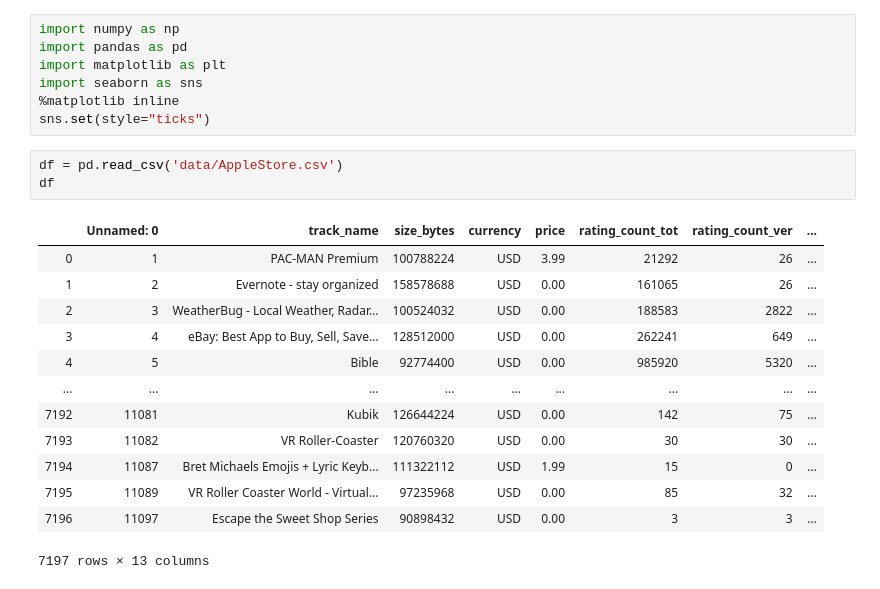
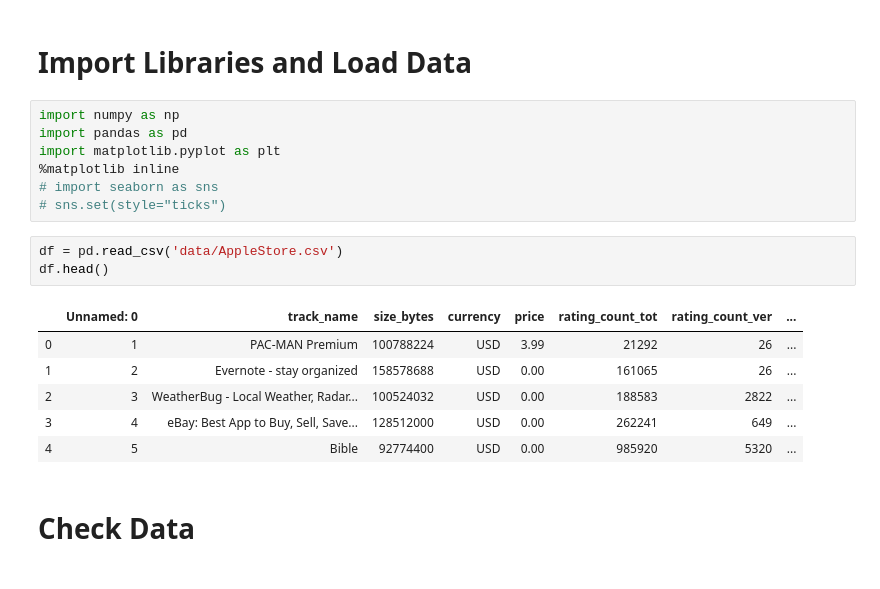
Before and after one commit to MtheEPIC/KaggleProj, a Jupyter notebook: Apple_Visualization.ipynb, the cells around one changed output. Saved outputs shown, nothing was run; the diff lists cells and outputs as text.

```diff
--- a/Apple_Visualization.ipynb
+++ b/Apple_Visualization.ipynb
@@ -1,26 +1,23 @@
+# %% [markdown]
+# Import Libraries and Load Data
 # %%
 import numpy as np
 import pandas as pd
-import matplotlib as plt
-import seaborn as sns
+import matplotlib.pyplot as plt
 %matplotlib inline
-sns.set(style="ticks")
+# import seaborn as sns
+# sns.set(style="ticks")
 # %%
 df = pd.read_csv('data/AppleStore.csv')
-df
+df.head()
 # %% [output]
 |  | Unnamed: 0 | track_name | size_bytes | currency | price | rating_count_tot | rating_count_ver | ... |
 | 0 | 1 | PAC-MAN Premium | 100788224 | USD | 3.99 | 21292 | 26 | ... |
 | 1 | 2 | Evernote - stay organized | 158578688 | USD | 0.00 | 161065 | 26 | ... |
 | 2 | 3 | WeatherBug - Local Weather, Radar... | 100524032 | USD | 0.00 | 188583 | 2822 | ... |
 | 3 | 4 | eBay: Best App to Buy, Sell, Save... | 128512000 | USD | 0.00 | 262241 | 649 | ... |
 | 4 | 5 | Bible | 92774400 | USD | 0.00 | 985920 | 5320 | ... |
-| ... | ... | ... | ... | ... | ... | ... | ... | ... |
-| 7192 | 11081 | Kubik | 126644224 | USD | 0.00 | 142 | 75 | ... |
-| 7193 | 11082 | VR Roller-Coaster | 120760320 | USD | 0.00 | 30 | 30 | ... |
-| 7194 | 11087 | Bret Michaels Emojis + Lyric Keyb... | 111322112 | USD | 1.99 | 15 | 0 | ... |
-| 7195 | 11089 | VR Roller Coaster World - Virtual... | 97235968 | USD | 0.00 | 85 | 32 | ... |
-| 7196 | 11097 | Escape the Sweet Shop Series | 90898432 | USD | 0.00 | 3 | 3 | ... |
-7197 rows × 13 columns
+# %% [markdown]
+# Check Data
 # %%
 df.info()
```
Also changed, not shown: parts of 9 cells of this notebook.
